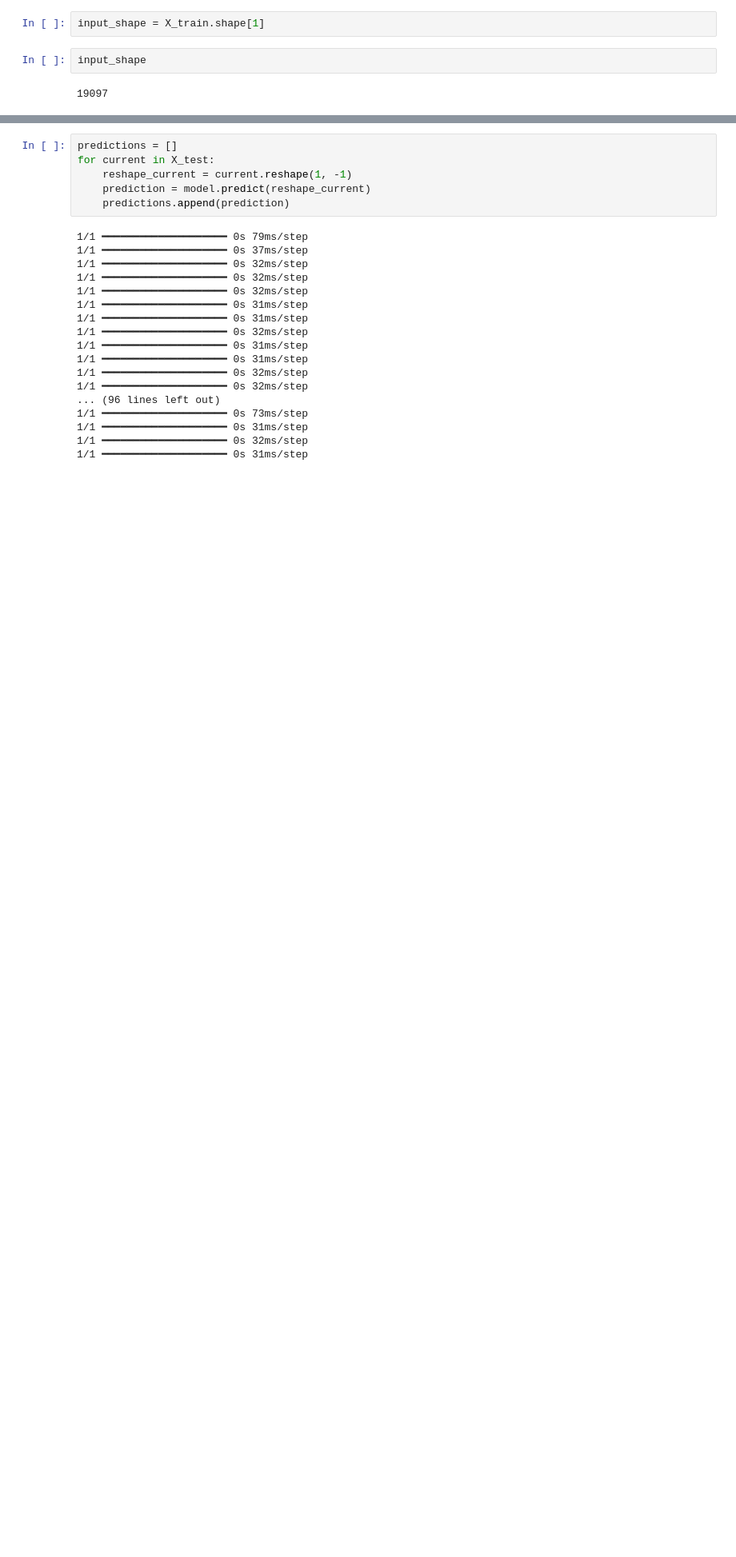
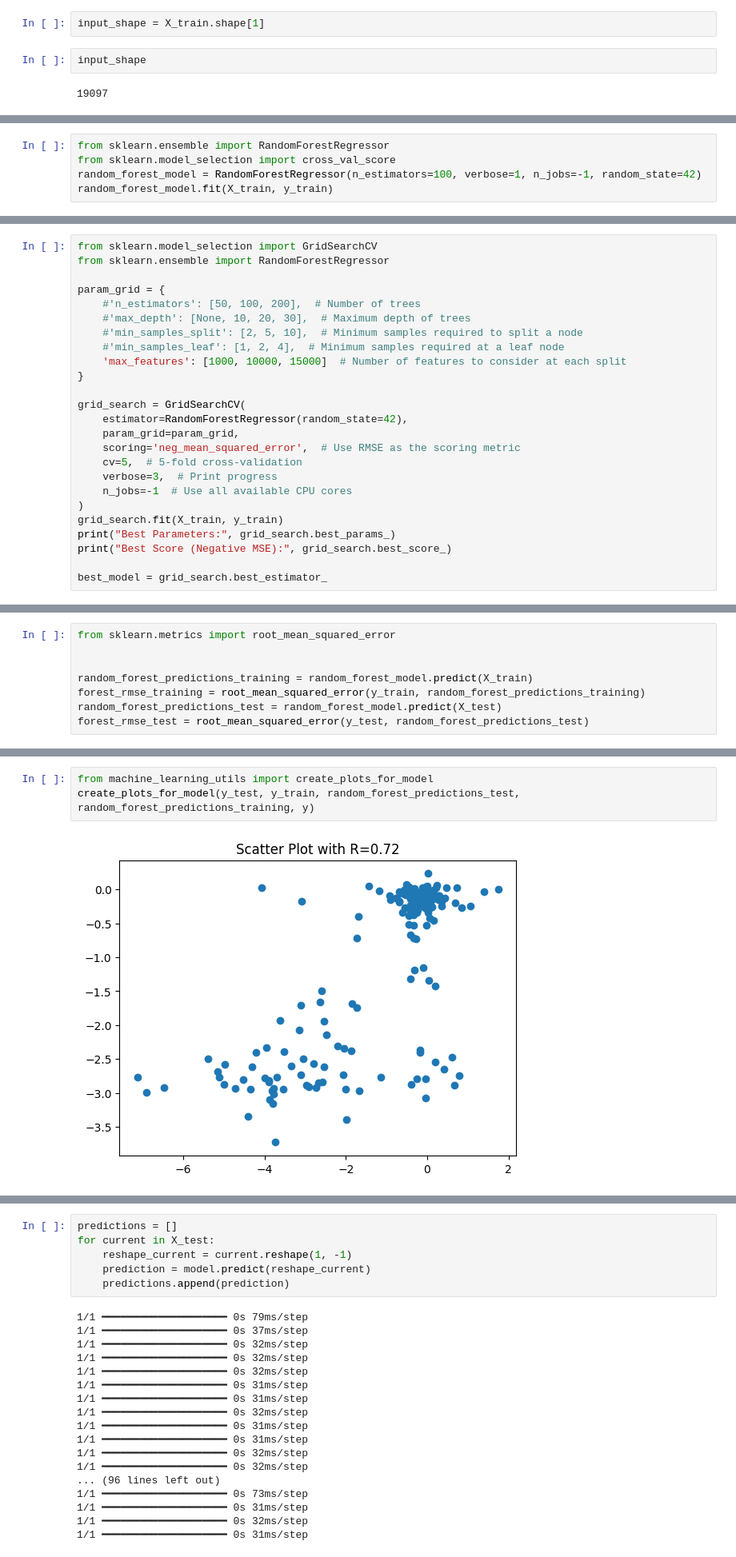
Before and after one commit to sarameirab/bioinformatics_analysis, a Jupyter notebook: code/python_scripts/machine_learning_chunks.ipynb, the cells around one changed output, grey strips where cells are left out. Shown at 80% size. Cells and saved outputs as stored; diff of their text form; blank space fills up the shorter version.

Commit message:
Random forest

```diff
--- a/code/python_scripts/machine_learning_chunks.ipynb
+++ b/code/python_scripts/machine_learning_chunks.ipynb
@@ -154,0 +181,5 @@ input_shape
+# %%
+from sklearn.ensemble import RandomForestRegressor
+from sklearn.model_selection import cross_val_score
+random_forest_model = RandomForestRegressor(n_estimators=100, verbose=1, n_jobs=-1, random_state=42)
+random_forest_model.fit(X_train, y_train)
@@ -154,0 +218,25 @@ input_shape
+# %%
+from sklearn.model_selection import GridSearchCV
+from sklearn.ensemble import RandomForestRegressor
+
+param_grid = {
+    #'n_estimators': [50, 100, 200],  # Number of trees
+    #'max_depth': [None, 10, 20, 30],  # Maximum depth of trees
+    #'min_samples_split': [2, 5, 10],  # Minimum samples required to split a node
+    #'min_samples_leaf': [1, 2, 4],  # Minimum samples required at a leaf node
+    'max_features': [1000, 10000, 15000]  # Number of features to consider at each split
+}
+
+grid_search = GridSearchCV(
+    estimator=RandomForestRegressor(random_state=42),
+    param_grid=param_grid,
+    scoring='neg_mean_squared_error',  # Use RMSE as the scoring metric
+    cv=5,  # 5-fold cross-validation
+    verbose=3,  # Print progress
+    n_jobs=-1  # Use all available CPU cores
+)
+grid_search.fit(X_train, y_train)
+print("Best Parameters:", grid_search.best_params_)
+print("Best Score (Negative MSE):", grid_search.best_score_)
+
+best_model = grid_search.best_estimator_
@@ -154,0 +247,8 @@ input_shape
+# %%
+from sklearn.metrics import root_mean_squared_error
+
+
+random_forest_predictions_training = random_forest_model.predict(X_train)
+forest_rmse_training = root_mean_squared_error(y_train, random_forest_predictions_training)
+random_forest_predictions_test = random_forest_model.predict(X_test)
+forest_rmse_test = root_mean_squared_error(y_test, random_forest_predictions_test)
@@ -154,0 +338,5 @@ input_shape
+# %%
+from machine_learning_utils import create_plots_for_model
+create_plots_for_model(y_test, y_train, random_forest_predictions_test, random_forest_predictions_training, y)
+# %% [output]
+[figure, added]
```
Also changed, not shown: parts of 21 cells of this notebook, 3 other files.
